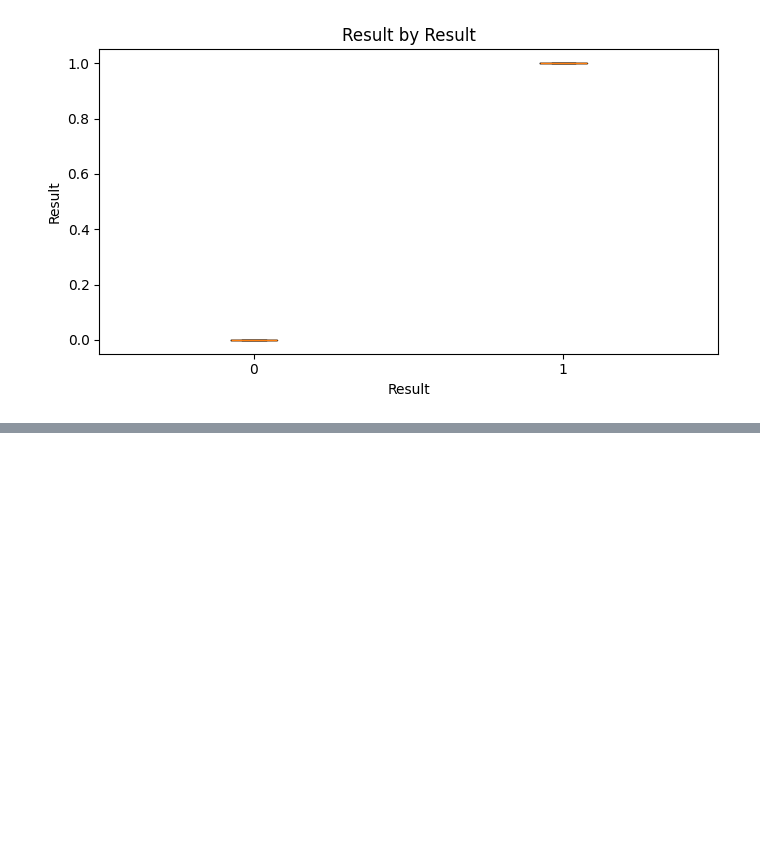
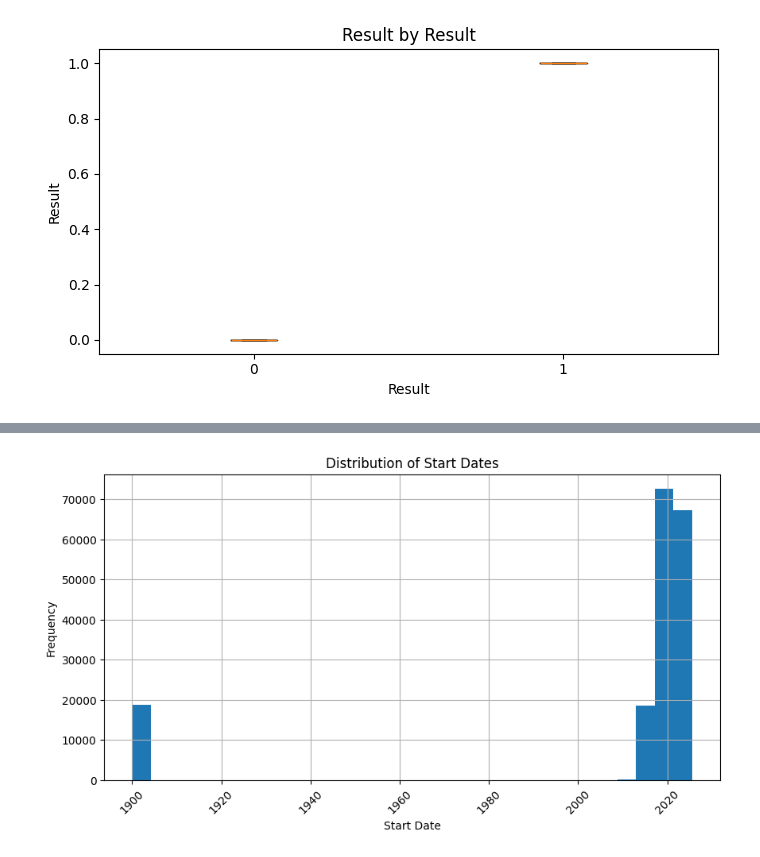
Before and after one commit to lorrainefadzaic-tech/Purchase-Intent-Prediction, a Jupyter notebook: purchase_intent-prediction.ipynb, the cells around one changed output, grey strips where cells are left out. Saved outputs shown, nothing was run; the diff lists cells and outputs as text; code cells hidden in the pictures; blank space fills up the shorter version.

```diff
--- a/purchase_intent-prediction.ipynb
+++ b/purchase_intent-prediction.ipynb
@@ -821,0 +493,15 @@ NameError: name 'train_test_split' is not defined
+# %%
+import matplotlib.pyplot as plt
+
+# Make sure Start Date is datetime
+train_df_clean['Start Date'] = pd.to_datetime(train_df_clean['Start Date'], errors='coerce')
+
+plt.figure(figsize=(10,5))
+train_df_clean['Start Date'].hist(bins=30)  # adjust bins for more/less granularity
+plt.title("Distribution of Start Dates")
+plt.xlabel("Start Date")
+plt.ylabel("Frequency")
+plt.xticks(rotation=45)
+plt.show()
+# %% [output]
+[figure, added]
```
Also changed, not shown: parts of 14 cells of this notebook.
